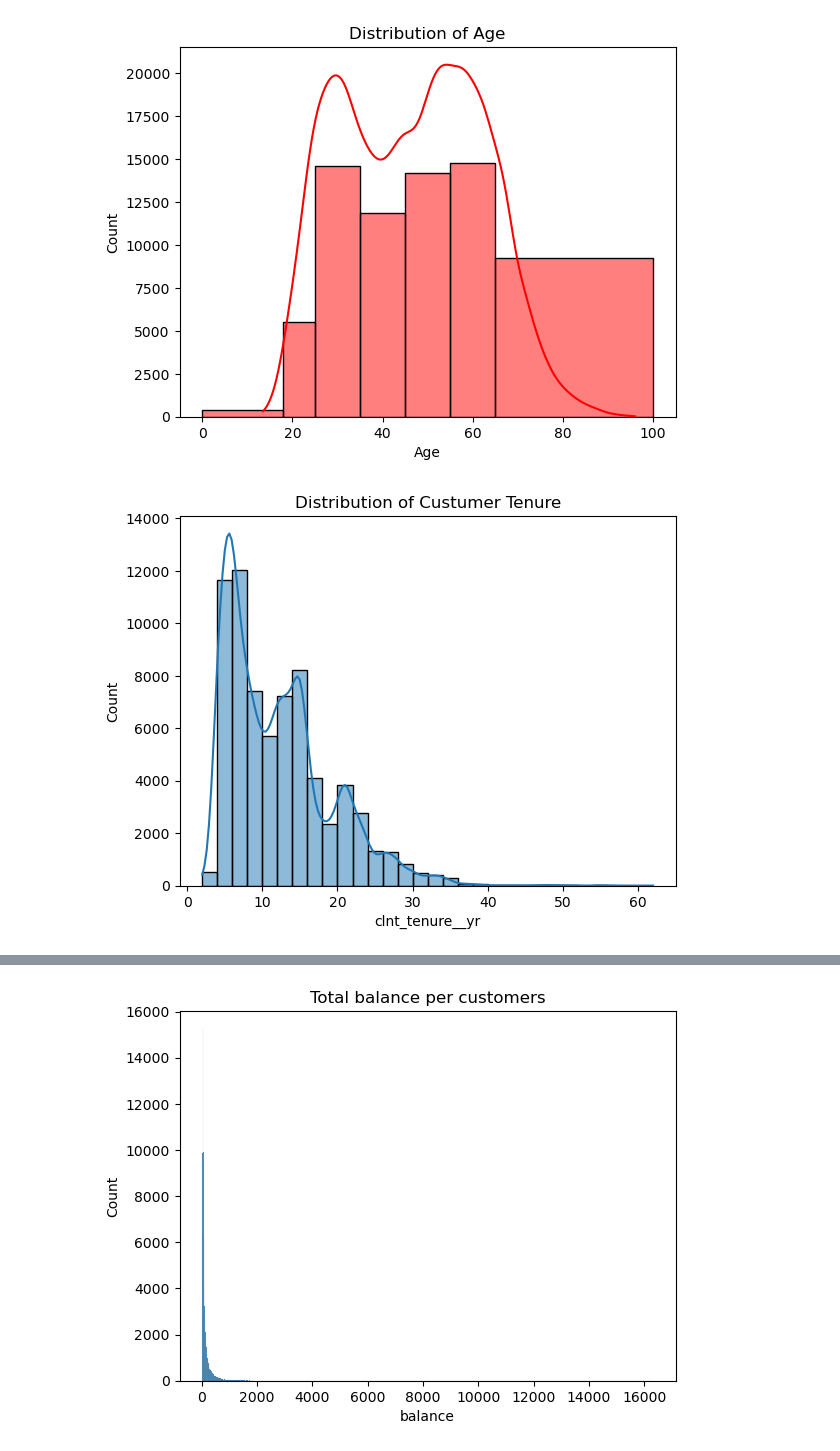
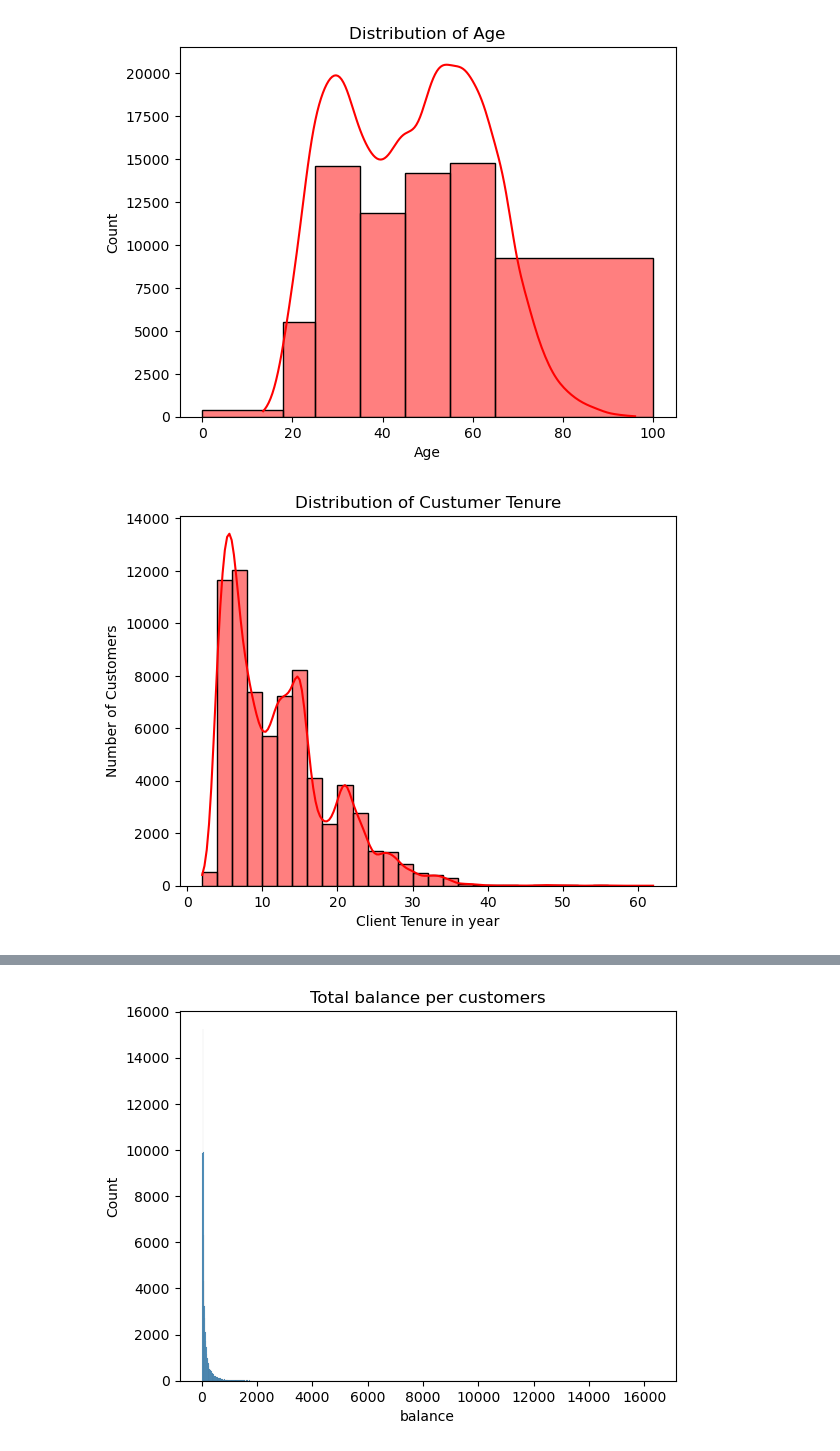
Before and after one commit to PaolaGaray/vanguard-ab-test, a Jupyter notebook: notebooks/Defining_customers.ipynb, the cells around one changed output, grey strips where cells are left out. Drawn from its saved outputs; the diff is of its cells as text; code cells hidden in the pictures.

```diff
--- a/notebooks/Defining_customers.ipynb
+++ b/notebooks/Defining_customers.ipynb
@@ -258,16 +273,16 @@ plt.show()
 [figure]
 # %%
 # Plot a histogram of clnt_tenure__yr
-sns.histplot(data=data_demo, x='clnt_tenure_yr', bins=30,kde=True)
+sns.histplot(data=data_demo, x='clnt_tenure_yr', bins=30,kde=True,color='red')
 
 # Add labels and title
-plt.xlabel('clnt_tenure__yr')
-plt.ylabel('Count')
+plt.xlabel('Client Tenure in year')
+plt.ylabel('Number of Customers')
 plt.title('Distribution of Custumer Tenure')
 
 # Show the plot
 plt.show()
 # %% [output]
-[figure, old version]
+[figure, new version]
 # %%
 # Plot a histogram of num_accts
```
Also changed, not shown: parts of 12 cells of this notebook.
